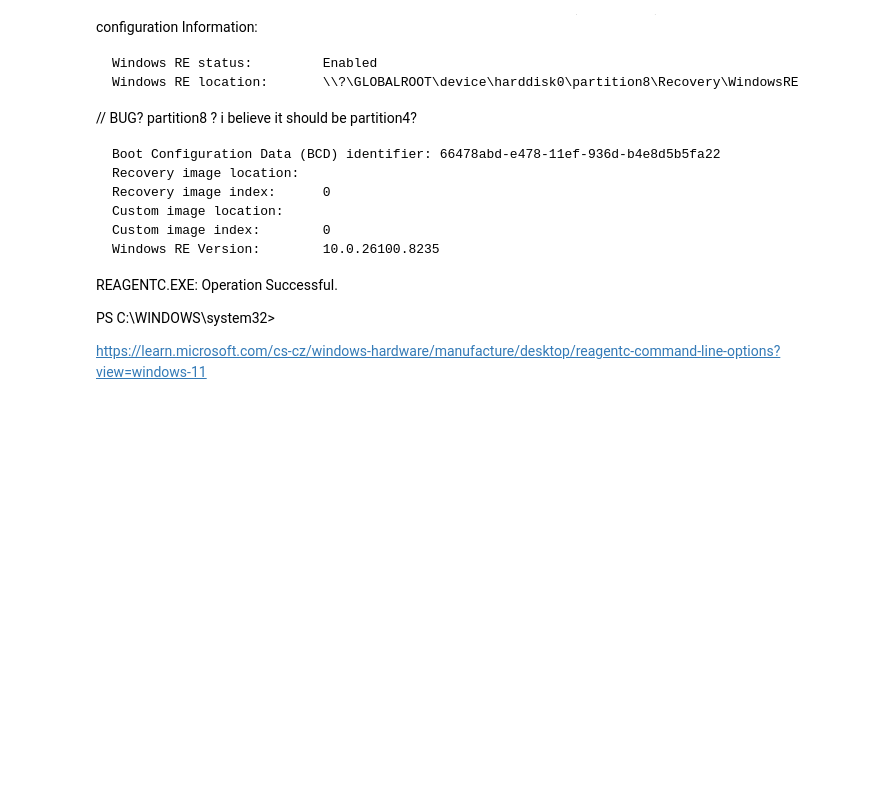
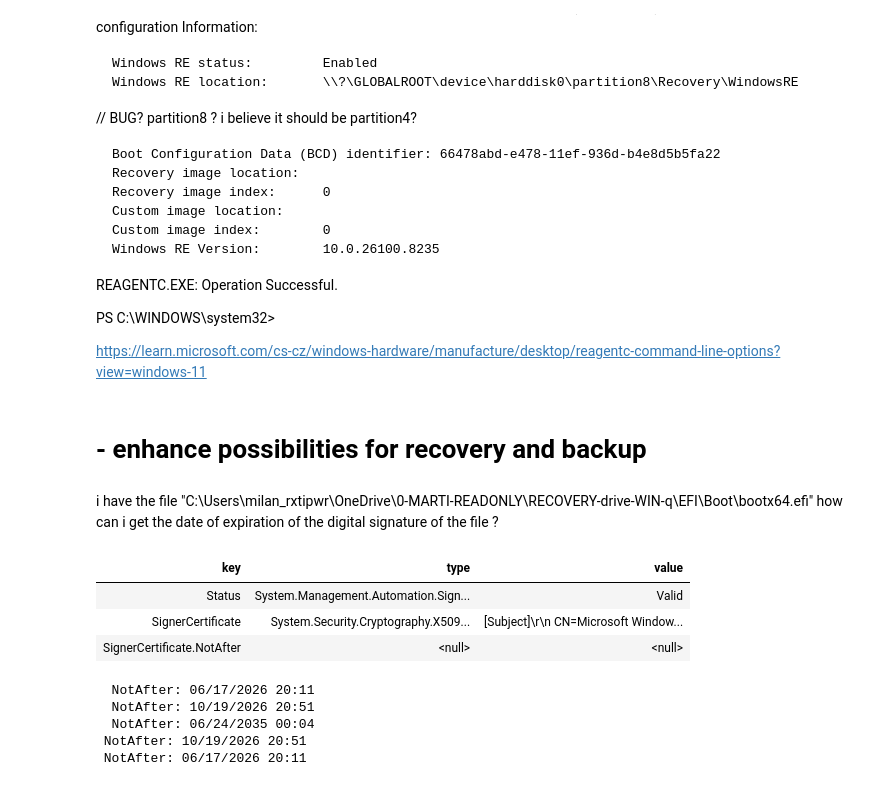
Before and after one commit to digital-gardens/Martin-Milan, a Jupyter notebook: 0404--HLAVNI-ROZCESTNIK--MAIN-INDEX/2026-04-21-disks.publ.ipynb, the cells around one changed output. Cells and saved outputs as stored; diff of their text form; code cells hidden in the pictures; blank space fills up the shorter version.

```diff
--- a/0404--HLAVNI-ROZCESTNIK--MAIN-INDEX/2026-04-21-disks.publ.ipynb
+++ b/0404--HLAVNI-ROZCESTNIK--MAIN-INDEX/2026-04-21-disks.publ.ipynb
@@ -239,3 +239,29 @@ REAGENTC.EXE: Operation Successful.
 PS C:\WINDOWS\system32>
 
 https://learn.microsoft.com/cs-cz/windows-hardware/manufacture/desktop/reagentc-command-line-options?view=windows-11
+# %% [markdown]
+#  - enhance possibilities for recovery and backup
+# %% [markdown]
+
+i have the file "C:\Users\milan_rxtipwr\OneDrive\0-MARTI-READONLY\RECOVERY-drive-WIN-q\EFI\Boot\bootx64.efi"
+how can i get the date of expiration of the digital signature of the file ?
+# %%
+
+# i have the file "C:\Users\milan_rxtipwr\OneDrive\0-MARTI-READONLY\RECOVERY-drive-WIN-q\EFI\Boot\bootx64.efi"
+# how can i get the date of expiration of the digital signature of the file ?
+Get-AuthenticodeSignature "C:\Users\milan_rxtipwr\OneDrive\0-MARTI-READONLY\RECOVERY-drive-WIN-q\EFI\Boot\bootx64.efi" | Select-Object -Property Status, SignerCertificate, SignerCertificate.NotAfter
+# but in winRE, there is no powershell, only cmd.exe
+# so i need to get the date of expiration of the digital signature of the file in cmd.exe
+# i can use the following command in cmd.exe to get the date of expiration of the digital signature of the file
+certutil -dump "C:\Users\milan_rxtipwr\OneDrive\0-MARTI-READONLY\RECOVERY-drive-WIN-q\EFI\Boot\bootx64.efi" | findstr /C:"NotAfter"
+#certutil -dump "C:\Users\milan_rxtipwr\OneDrive\0-MARTI-READONLY\RECOVERY-drive-WIN-q\EFI\Boot\bootx64.efi" #| findstr /C:"NotAfter"
+# %% [output]
+| key | type | value |
+| Status | System.Management.Automation.Sign... | Valid |
+| SignerCertificate | System.Security.Cryptography.X509... | [Subject]\r\n CN=Microsoft Window... |
+| SignerCertificate.NotAfter | <null> | <null> |
+  NotAfter: 06/17/2026 20:11
+  NotAfter: 10/19/2026 20:51
+  NotAfter: 06/24/2035 00:04
+ NotAfter: 10/19/2026 20:51
+ NotAfter: 06/17/2026 20:11
```
Also changed, not shown: parts of 2 cells of this notebook, 1 other file.
